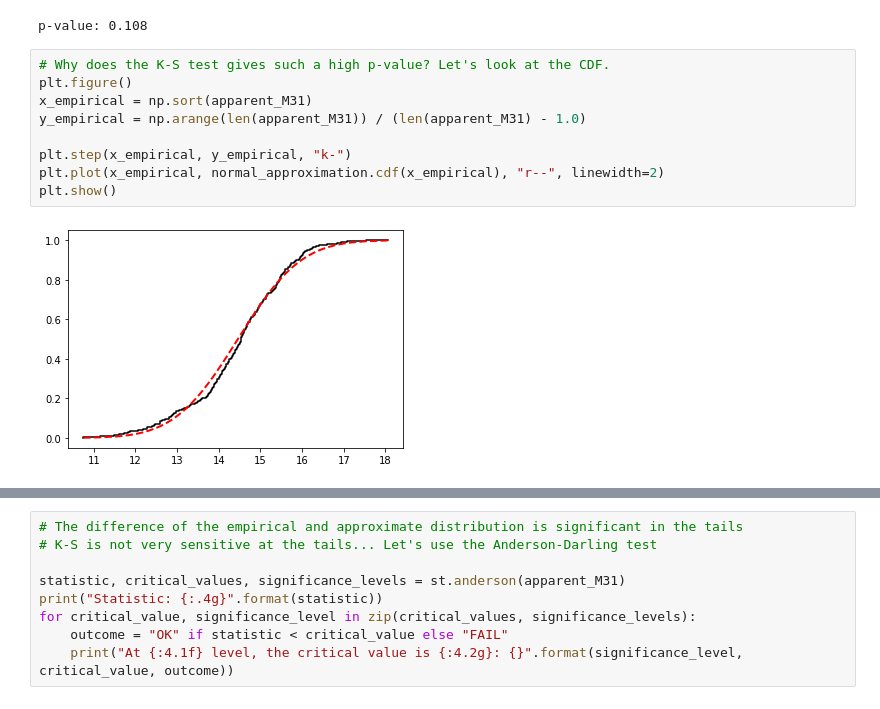
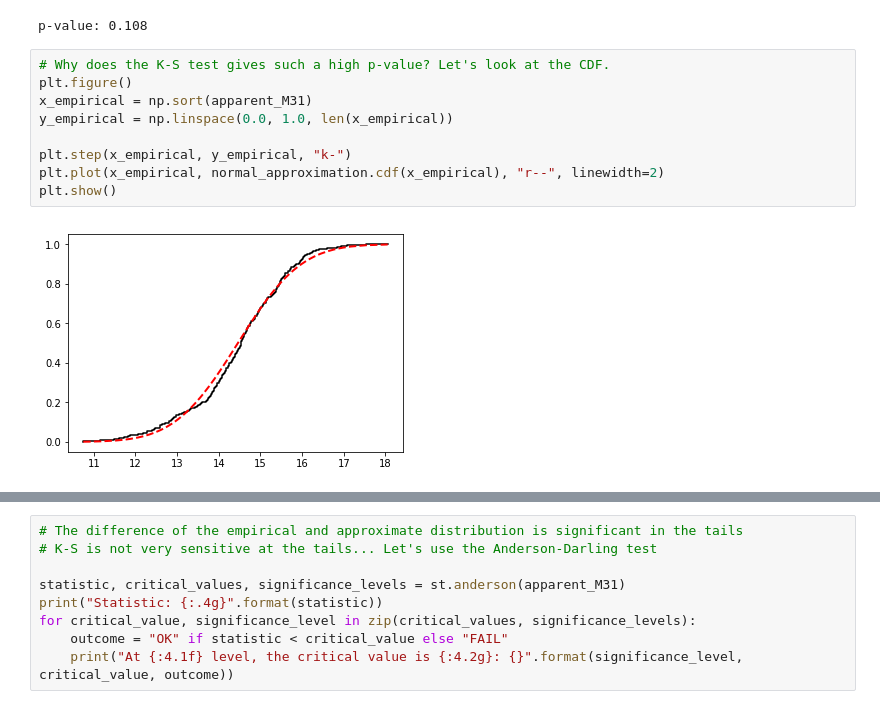
Before and after one commit to astrostatistics-in-crete/2019_summer_school, a Jupyter notebook: Hypothesis/hypothesis_W_answerkey.ipynb, the cells around one changed output, grey strips where cells are left out. Drawn from its saved outputs; the diff is of its cells as text.

```diff
--- a/Hypothesis/hypothesis_W_answerkey.ipynb
+++ b/Hypothesis/hypothesis_W_answerkey.ipynb
@@ -53,14 +64,14 @@ p-value: 0.108
 # %%
 # Why does the K-S test gives such a high p-value? Let's look at the CDF.
 plt.figure()
 x_empirical = np.sort(apparent_M31)
-y_empirical = np.arange(len(apparent_M31)) / (len(apparent_M31) - 1.0)
+y_empirical = np.linspace(0.0, 1.0, len(x_empirical))
 
 plt.step(x_empirical, y_empirical, "k-")
 plt.plot(x_empirical, normal_approximation.cdf(x_empirical), "r--", linewidth=2)
 plt.show()
 # %% [output]
-[figure, old version]
+[figure, new version]
 # %%
 # Let's look at the empirical PDF and the normal approximation superposed...
 plt.figure()
```
Also changed, not shown: parts of 14 cells of this notebook, 1 other file.
